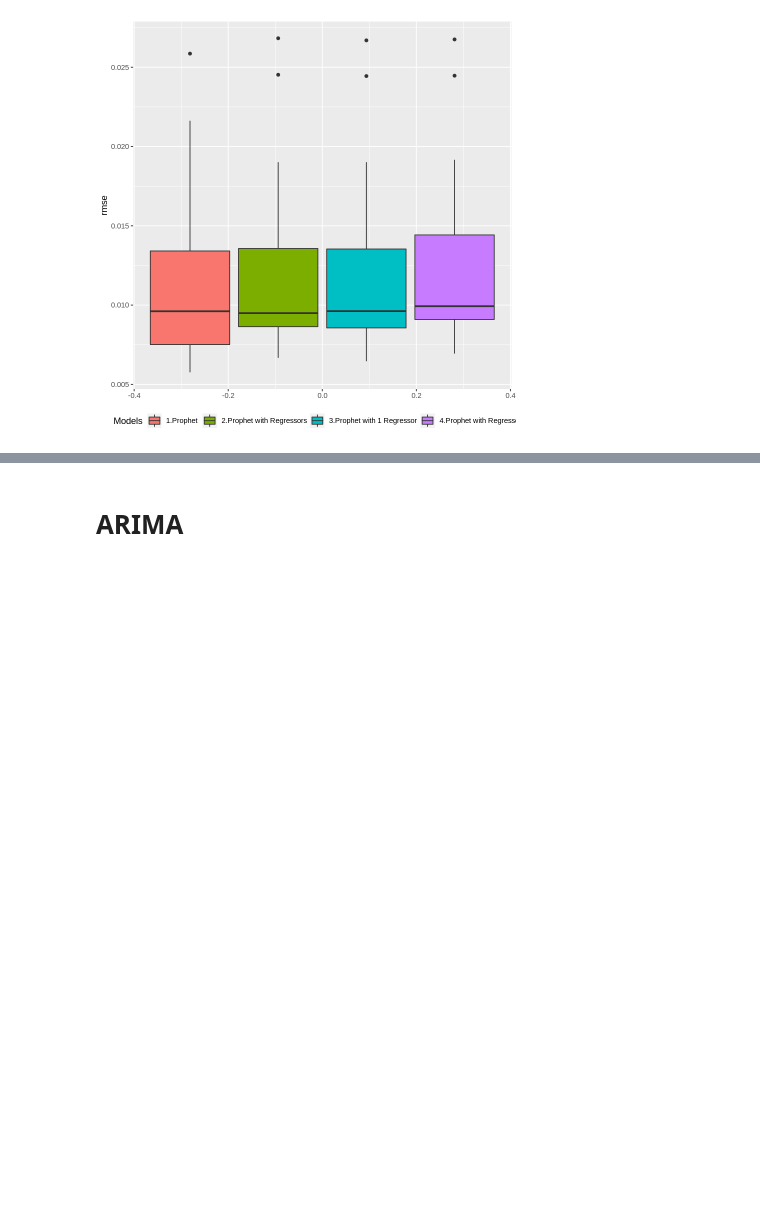
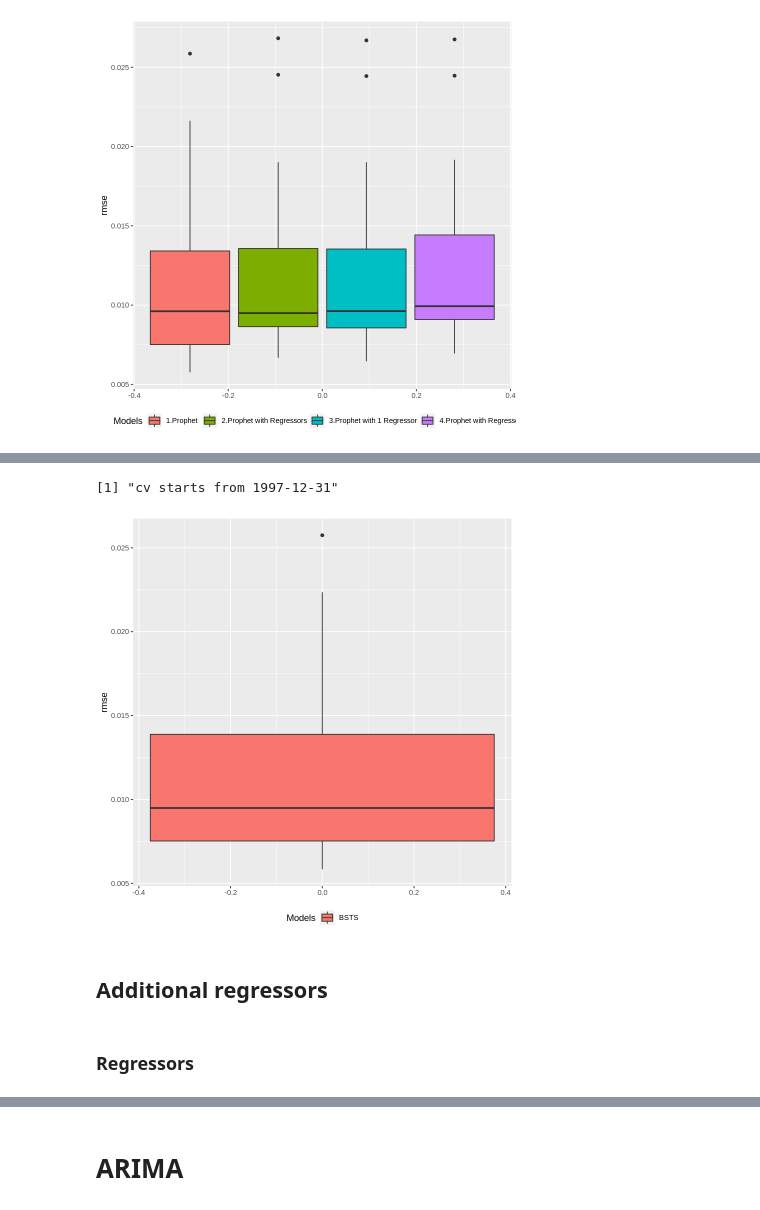
Before and after one commit to lbk209/timeseries, a Jupyter notebook: compare_timeseries_models_spx.ipynb, the cells around one changed output, grey strips where cells are left out. Saved outputs shown, nothing was run; the diff lists cells and outputs as text; code cells hidden in the pictures; blank space fills up the shorter version.

Commit message:
create bsts model

```diff
--- a/compare_timeseries_models_spx.ipynb
+++ b/compare_timeseries_models_spx.ipynb
@@ -361,0 +443,9 @@ result.m01 <- result.m01.2
+# %%
+cv.forecast <- function(x, h) {
+    ss <- AddSemilocalLinearTrend(list(), x)
+    model <- bsts(x, state.specification = ss, niter=1000)
+    fc <- predict(model, horizon=h)
+    return(fc)
+}
+# %%
+result.m02.1 <- my.tsCV(train, cv.forecast, h=hori, window=wind, step=peri)
@@ -361,0 +470,16 @@ result.m01 <- result.m01.2
+# %%
+x <- result.m02.1
+from <- na.omit(x[,1])[1]
+from <- index(train[from])
+print(paste('cv starts from', from, sep=' '))
+# %% [output]
+[1] "cv starts from 1997-12-31"
+# %%
+errors.1 <- my.get_result(result.m02.1, 'BSTS')
+my.plot_errors(errors, metrics=c('rmse'))
+# %% [output]
+[figure, added]
+# %% [markdown]
+## Additional regressors
+# %% [markdown]
+### Regressors
```
Also changed, not shown: parts of 15 cells of this notebook.
